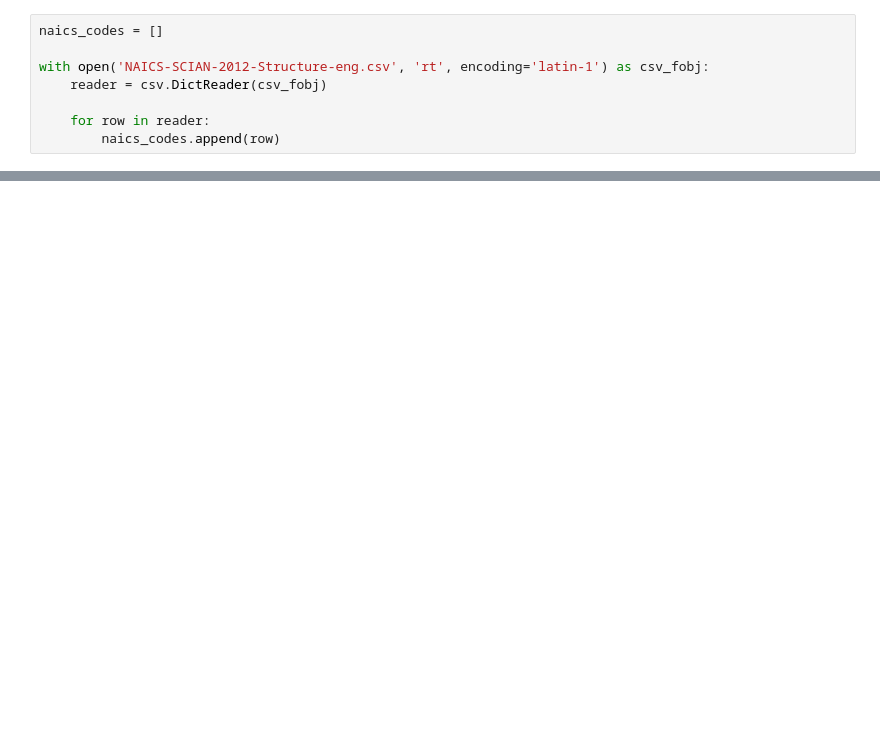
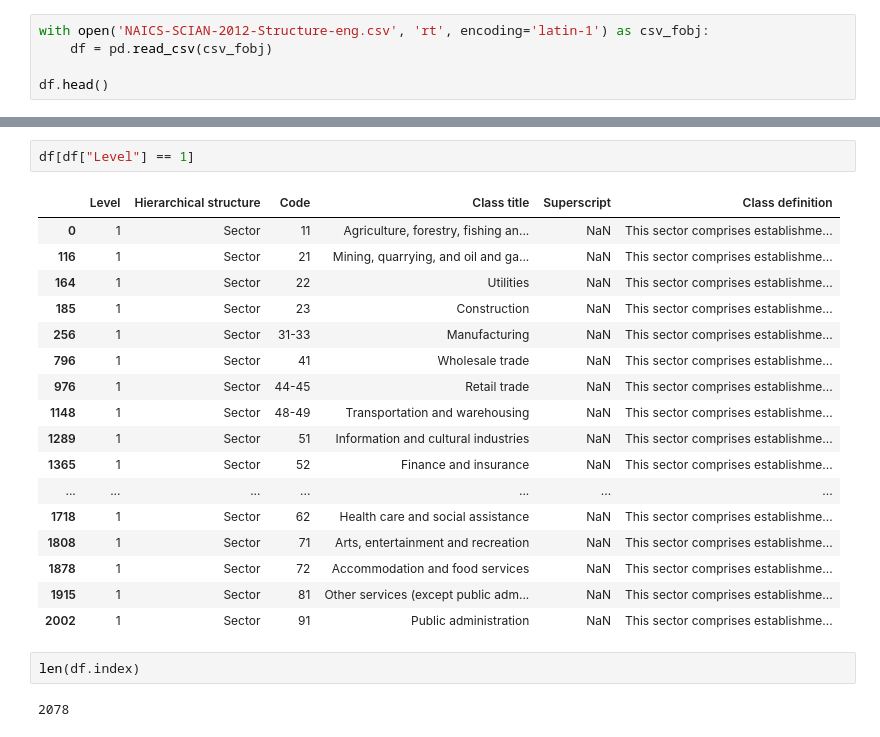
Before and after one commit to myles/notebooks-2020, a Jupyter notebook: Projects/django-naics-fields/generate-data.ipynb, the cells around one changed output, grey strips where cells are left out. Drawn from its saved outputs; the diff is of its cells as text; blank space fills up the shorter version.

Commit message:
:construction: Uploading some random stuff.

```diff
--- a/Projects/django-naics-fields/generate-data.ipynb
+++ b/Projects/django-naics-fields/generate-data.ipynb
@@ -15,8 +27,5 @@ class NAICS:
 # %%
-naics_codes = []
+with open('NAICS-SCIAN-2012-Structure-eng.csv', 'rt', encoding='latin-1') as csv_fobj:
+    df = pd.read_csv(csv_fobj)
 
-with open('NAICS-SCIAN-2012-Structure-eng.csv', 'rt', encoding='latin-1') as csv_fobj:
-    reader = csv.DictReader(csv_fobj)
-
-    for row in reader:
-        naics_codes.append(row)
+df.head()
@@ -42,0 +132,24 @@ naics_codes
+# %%
+df[df["Level"] == 1]
+# %% [output]
+|  | Level | Hierarchical structure | Code | Class title | Superscript | Class definition |
+| 0 | 1 | Sector | 11 | Agriculture, forestry, fishing an... | NaN | This sector comprises establishme... |
+| 116 | 1 | Sector | 21 | Mining, quarrying, and oil and ga... | NaN | This sector comprises establishme... |
+| 164 | 1 | Sector | 22 | Utilities | NaN | This sector comprises establishme... |
+| 185 | 1 | Sector | 23 | Construction | NaN | This sector comprises establishme... |
+| 256 | 1 | Sector | 31-33 | Manufacturing | NaN | This sector comprises establishme... |
+| 796 | 1 | Sector | 41 | Wholesale trade | NaN | This sector comprises establishme... |
+| 976 | 1 | Sector | 44-45 | Retail trade | NaN | This sector comprises establishme... |
+| 1148 | 1 | Sector | 48-49 | Transportation and warehousing | NaN | This sector comprises establishme... |
+| 1289 | 1 | Sector | 51 | Information and cultural industries | NaN | This sector comprises establishme... |
+| 1365 | 1 | Sector | 52 | Finance and insurance | NaN | This sector comprises establishme... |
+| ... | ... | ... | ... | ... | ... | ... |
+| 1718 | 1 | Sector | 62 | Health care and social assistance | NaN | This sector comprises establishme... |
+| 1808 | 1 | Sector | 71 | Arts, entertainment and recreation | NaN | This sector comprises establishme... |
+| 1878 | 1 | Sector | 72 | Accommodation and food services | NaN | This sector comprises establishme... |
+| 1915 | 1 | Sector | 81 | Other services (except public adm... | NaN | This sector comprises establishme... |
+| 2002 | 1 | Sector | 91 | Public administration | NaN | This sector comprises establishme... |
+# %%
+len(df.index)
+# %% [output]
+2078
```
Also changed, not shown: parts of 20 cells of this notebook, 55 other files.
